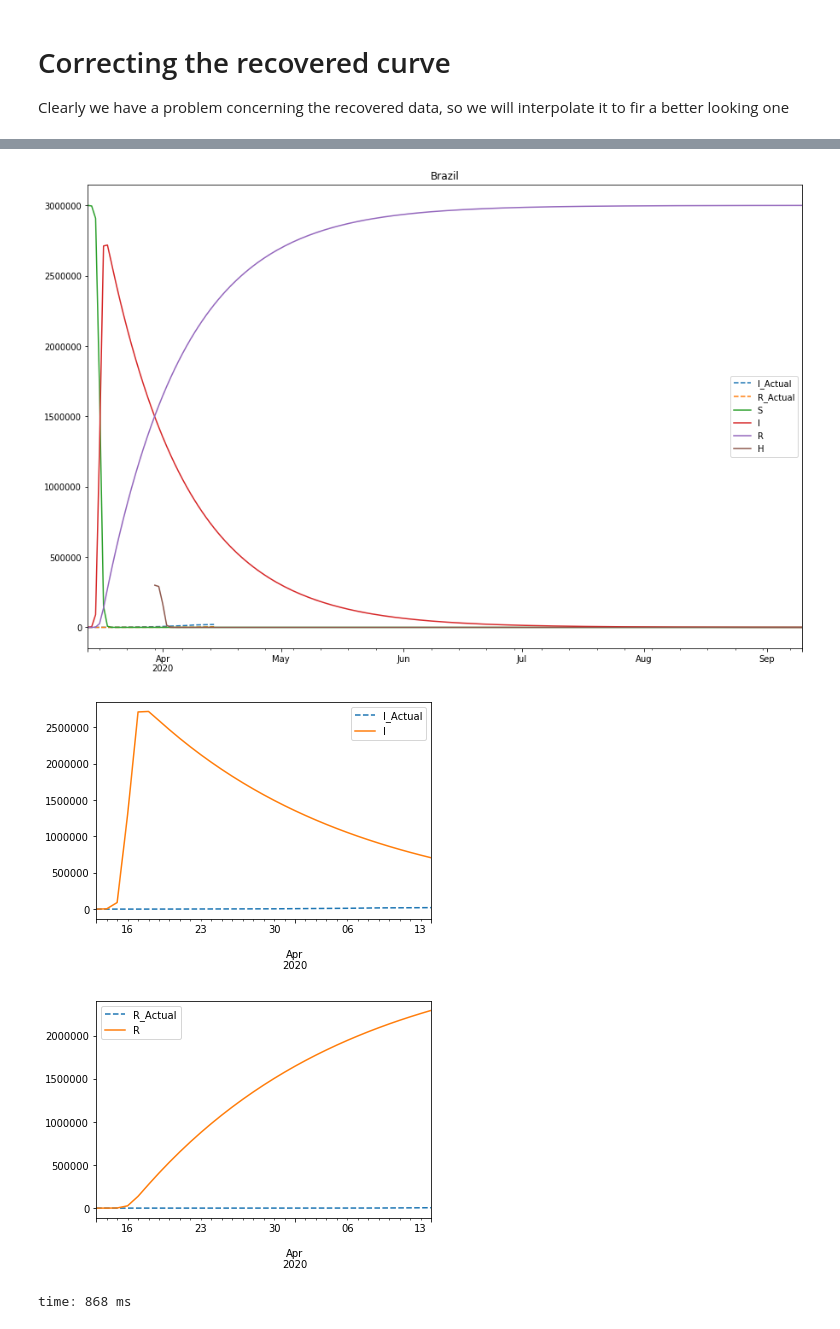
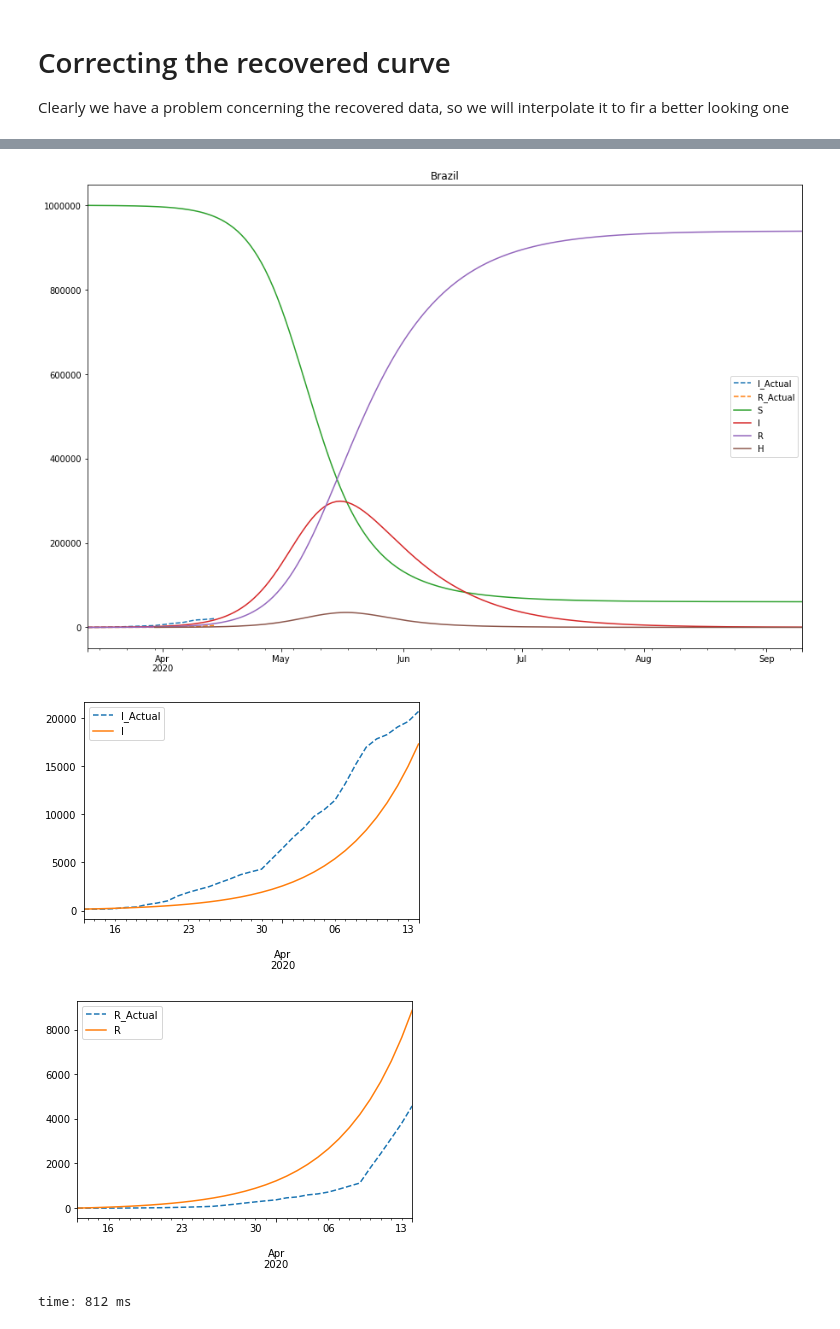
Before and after one commit to comunidadexp/sirfh-covid, a Jupyter notebook: Covid Spread Model.ipynb, the cells around one changed output, grey strips where cells are left out. Drawn from its saved outputs; the diff is of its cells as text; code cells hidden in the pictures.

```diff
--- a/Covid Spread Model.ipynb
+++ b/Covid Spread Model.ipynb
@@ -676,7 +676,7 @@ t1 = SIR('Brazil',
          alpha=1,
          betaBounds = (0.1, 1.5),
          gammaBounds = (0.05, 2.0),
-         S0bounds = (3e6, 200e6 * .12),
+         S0bounds = (1e6, 200e6 * .12),
          nth = 100,
          hospRate = 0.10,
          daysToHosp = 4, #big for detction
@@ -685,7 +685,6 @@ t1 = SIR('Brazil',
          #forcedBeta = 3,
          #quarantineDate = dt.datetime(2020,3,16), #italy lockdown was on the 9th
          #estimateBeta2 = True
-         estimateS0 = True,
          #opt='SLSQP',
          R0bounds = (2.0,3.0),
          adjust_recovered = True,
@@ -718,6 +716,6 @@ H Max:
-[figure, old version]
+[figure, new version]
-[figure, old version]
+[figure, new version]
-[figure, old version]
+[figure, new version]
-time: 868 ms
+time: 812 ms
 # %% [markdown]
 # Modelling Hospitalizations with a differential equation
```
Also changed, not shown: parts of 15 cells of this notebook, 1 other file.
